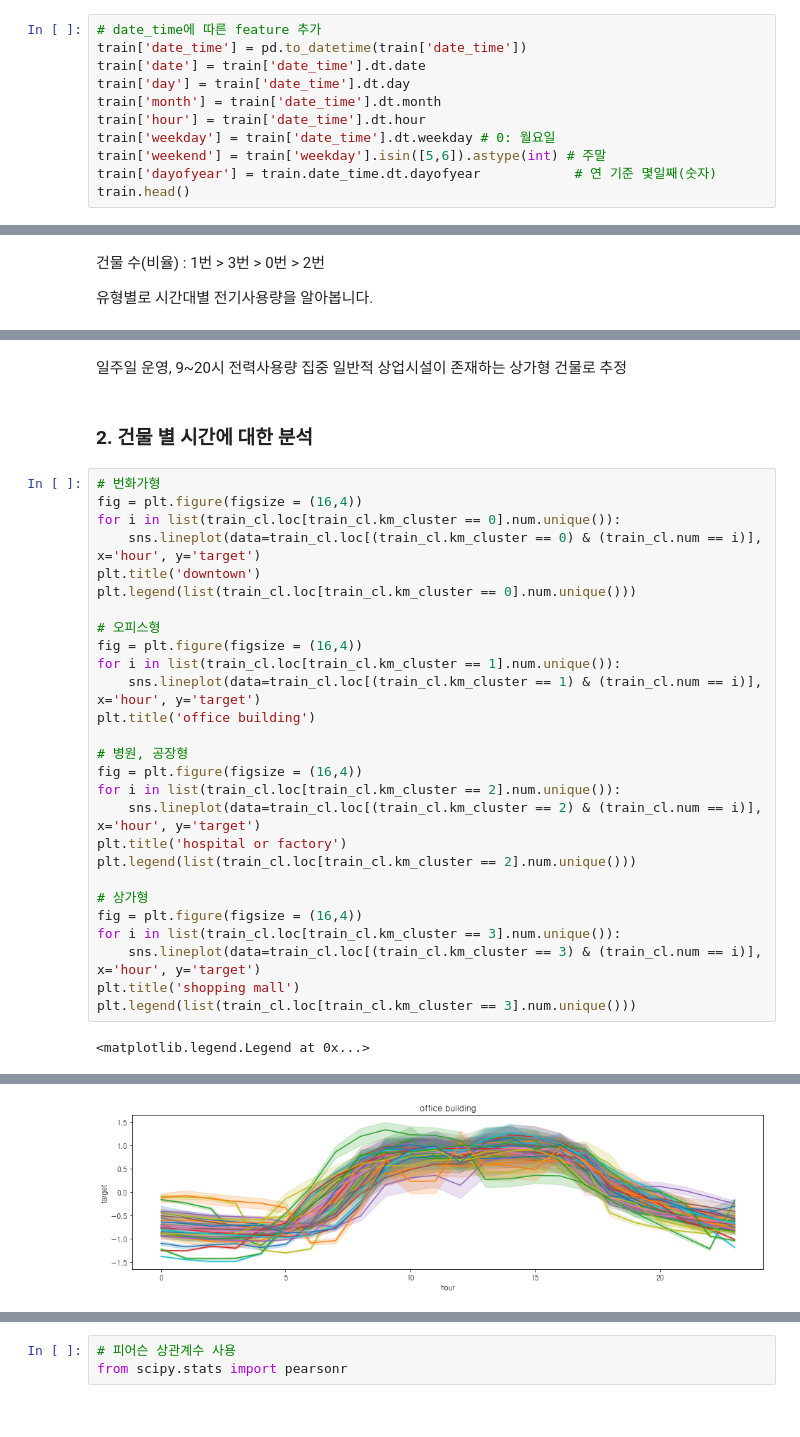
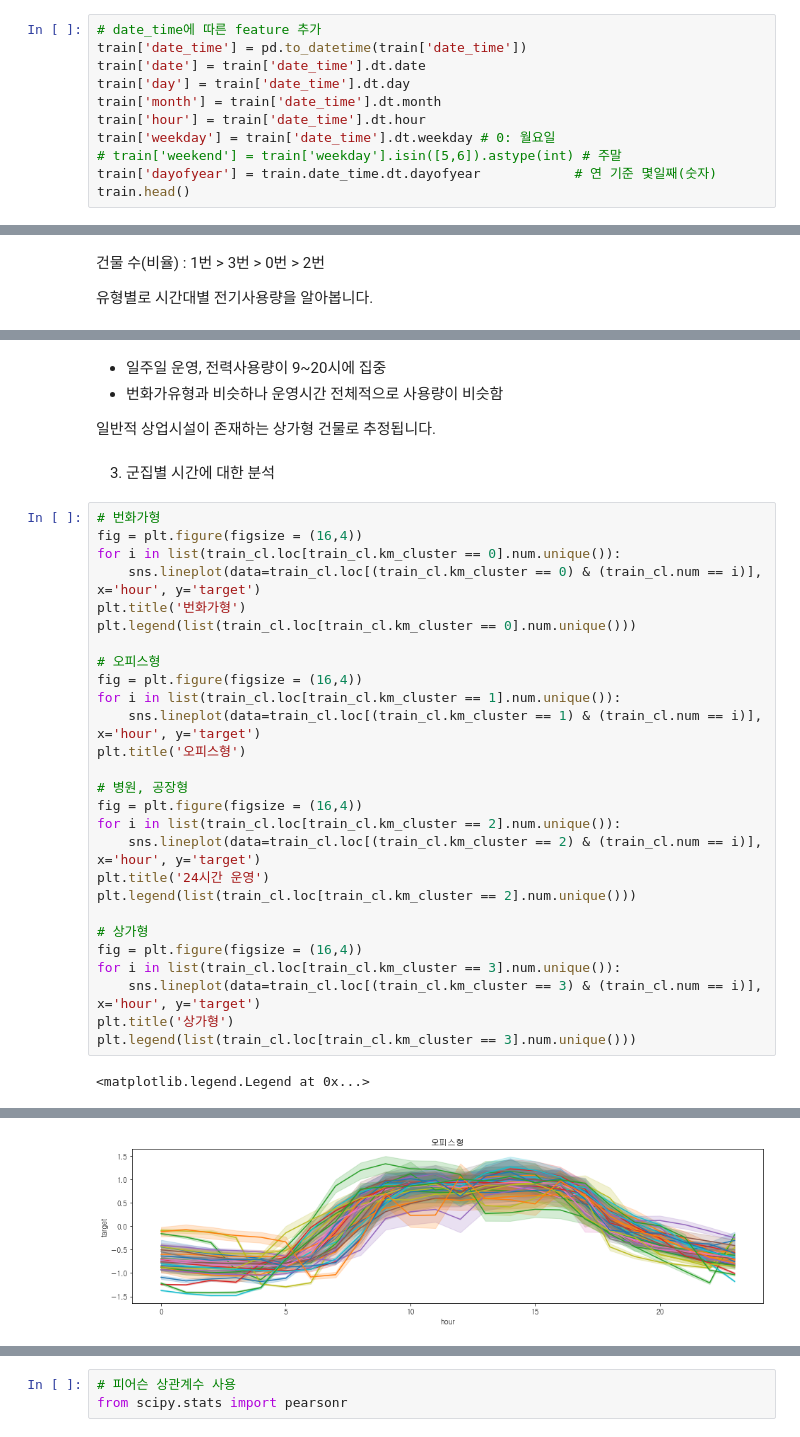
Before and after one commit to top-warrior/electronic, a Jupyter notebook: hyeonji.ipynb, the cells around one changed output, grey strips where cells are left out. Cells and saved outputs as stored; diff of their text form.

```diff
--- a/hyeonji.ipynb
+++ b/hyeonji.ipynb
@@ -66,7 +69,7 @@ train['day'] = train['date_time'].dt.day
 train['month'] = train['date_time'].dt.month
 train['hour'] = train['date_time'].dt.hour
 train['weekday'] = train['date_time'].dt.weekday # 0: 월요일
-train['weekend'] = train['weekday'].isin([5,6]).astype(int) # 주말
+# train['weekend'] = train['weekday'].isin([5,6]).astype(int) # 주말
 train['dayofyear'] = train.date_time.dt.dayofyear            # 연 기준 몇일째(숫자)
 train.head()
 # %% [output]
@@ -260,38 +322,40 @@ for i, n in enumerate(km_3):
 # %% [output]
 [figure]
 # %% [markdown]
-일주일 운영, 9~20시 전력사용량 집중
-일반적 상업시설이 존재하는 상가형 건물로 추정
+- 일주일 운영, 전력사용량이 9~20시에 집중
+- 번화가유형과 비슷하나 운영시간 전체적으로 사용량이 비슷함
+
+일반적 상업시설이 존재하는 상가형 건물로 추정됩니다.
 # %% [markdown]
-### 2. 건물 별 시간에 대한 분석
+3. 군집별 시간에 대한 분석
 # %%
 # 번화가형
 fig = plt.figure(figsize = (16,4))
 for i in list(train_cl.loc[train_cl.km_cluster == 0].num.unique()):
     sns.lineplot(data=train_cl.loc[(train_cl.km_cluster == 0) & (train_cl.num == i)], x='hour', y='target')
-plt.title('downtown')
+plt.title('번화가형')
 plt.legend(list(train_cl.loc[train_cl.km_cluster == 0].num.unique()))
 
 # 오피스형
 fig = plt.figure(figsize = (16,4))
 for i in list(train_cl.loc[train_cl.km_cluster == 1].num.unique()):
     sns.lineplot(data=train_cl.loc[(train_cl.km_cluster == 1) & (train_cl.num == i)], x='hour', y='target')
-plt.title('office building')
+plt.title('오피스형')
 
 # 병원, 공장형
 fig = plt.figure(figsize = (16,4))
 for i in list(train_cl.loc[train_cl.km_cluster == 2].num.unique()):
     sns.lineplot(data=train_cl.loc[(train_cl.km_cluster == 2) & (train_cl.num == i)], x='hour', y='target')
-plt.title('hospital or factory')
+plt.title('24시간 운영')
 plt.legend(list(train_cl.loc[train_cl.km_cluster == 2].num.unique()))
 
 # 상가형
 fig = plt.figure(figsize = (16,4))
 for i in list(train_cl.loc[train_cl.km_cluster == 3].num.unique()):
     sns.lineplot(data=train_cl.loc[(train_cl.km_cluster == 3) & (train_cl.num == i)], x='hour', y='target')
-plt.title('shopping mall')
+plt.title('상가형')
 plt.legend(list(train_cl.loc[train_cl.km_cluster == 3].num.unique()))
 # %% [output]
 <matplotlib.legend.Legend at 0x...>
 [figure]
-[figure, old version]
+[figure, new version]
```
Also changed, not shown: parts of 46 cells of this notebook.
